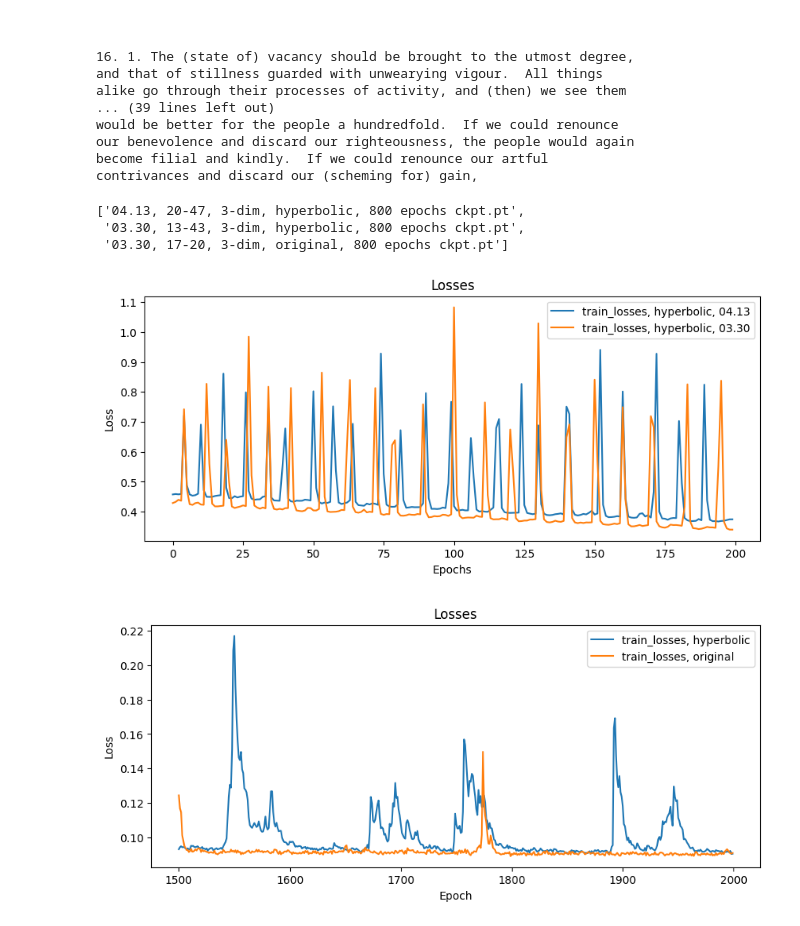
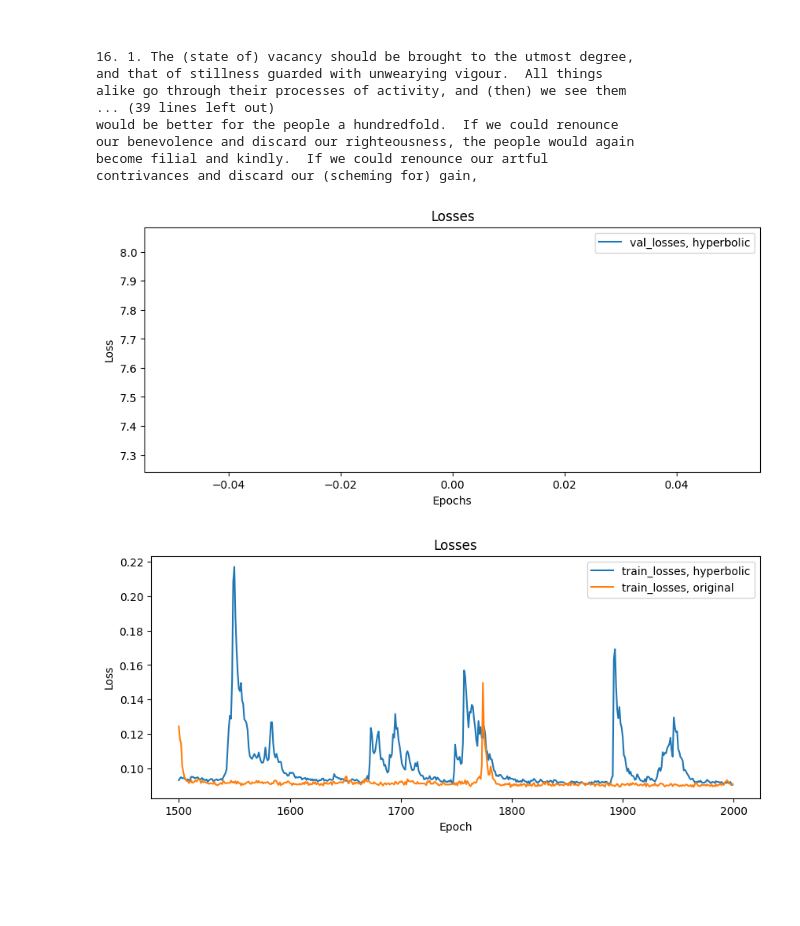
Before and after one commit to Alex2034/nanoGPT, a Jupyter notebook: Experiments.ipynb, the cells around one changed output. Saved outputs shown, nothing was run; the diff lists cells and outputs as text; code cells hidden in the pictures; blank space fills up the shorter version.

Commit message:
tinystories

```diff
--- a/Experiments.ipynb
+++ b/Experiments.ipynb
@@ -48,33 +48,29 @@ our benevolence and discard our righteousness, the people would again
 become filial and kindly.  If we could renounce our artful
 contrivances and discard our (scheming for) gain,
 # %%
-files = [f for f in os.listdir('out/') if f.endswith('800 epochs ckpt.pt')]
-files
+files = [f for f in os.listdir('out/') if f.endswith('tinystories ckpt.pt')]
+# files = [files[1]]
-# %% [output]
-['04.13, 20-47, 3-dim, hyperbolic, 800 epochs ckpt.pt',
- '03.30, 13-43, 3-dim, hyperbolic, 800 epochs ckpt.pt',
- '03.30, 17-20, 3-dim, original, 800 epochs ckpt.pt']
 # %%
 plots = []
 
 for file in files:
-    chkpt = torch.load('out/' + file)
+    chkpt = torch.load('out/' + file, map_location='cpu')
     mode = chkpt['model_args']['mode']
     for name in ['train_losses', 'val_losses']:
-        plots.append((chkpt[name], name + ', ' + mode +', '+ file[:5]))
+        plots.append((chkpt[name], name + ', ' + mode))
 # %%
 import matplotlib.pyplot as plt
 plt.figure(figsize=(10, 4))
-for plot, name in plots[:4:2]:
-    plt.plot(plot[600:], label = name)
+for plot, name in plots[1::2]:
+    plt.plot(plot, label = name)
 plt.xlabel('Epochs')
 plt.ylabel('Loss')
 plt.title('Losses')
 plt.legend()
 # plt.savefig('out/small_val_losses.png')
 plt.show()
 # %% [output]
-[figure, old version]
+[figure, new version]
 # %%
 plt.figure(figsize=(10, 4))
 for plot, name in plots[::2]:
```
Also changed, not shown: parts of 2 cells of this notebook, 5 other files.
